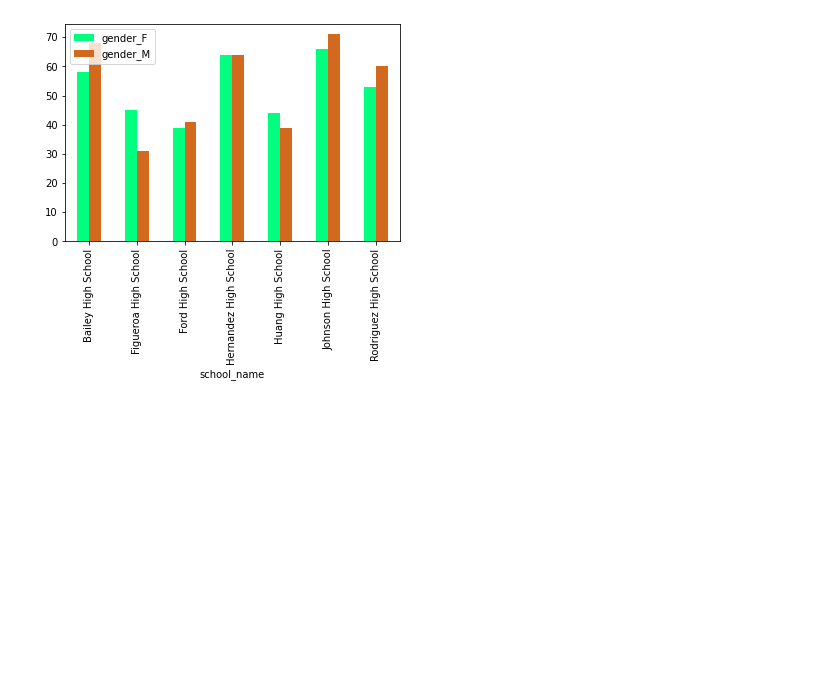
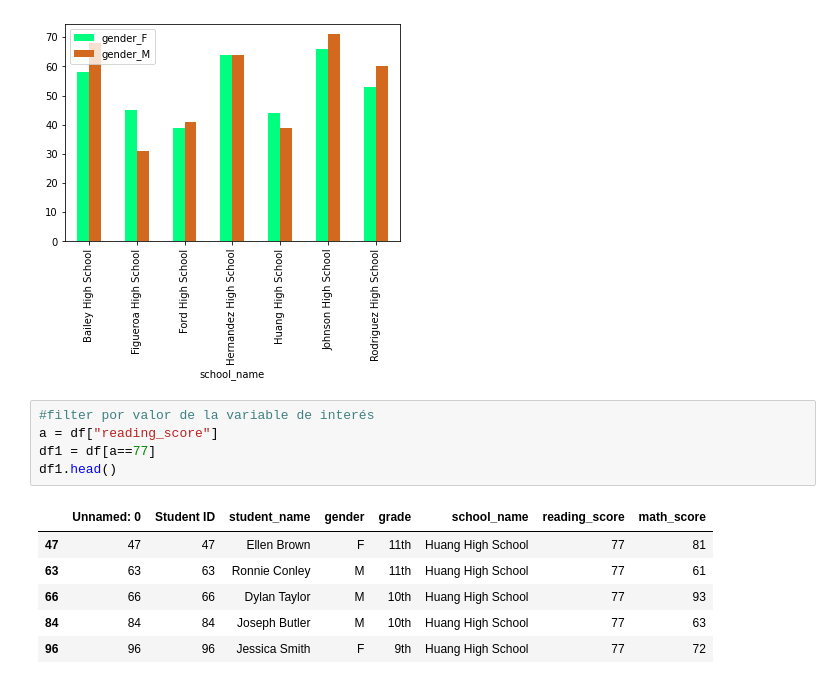
Before and after one commit to missnatitties/Actividades-PF-, a Jupyter notebook: Actividad Sesión 18 G.ipynb, the cells around one changed output. Drawn from its saved outputs; the diff is of its cells as text; blank space fills up the shorter version.

```diff
--- a/Actividad Sesión 18 G.ipynb
+++ b/Actividad Sesión 18 G.ipynb
@@ -26,3 +26,15 @@ func("reading_score",66)
 Gráfico de  reading_score con puntaje de  66
 <AxesSubplot:xlabel='school_name'>
 [figure]
+# %%
+#filter por valor de la variable de interés
+a = df["reading_score"]
+df1 = df[a==77]
+df1.head()
+# %% [output]
+|  | Unnamed: 0 | Student ID | student_name | gender | grade | school_name | reading_score | math_score |
+| 47 | 47 | 47 | Ellen Brown | F | 11th | Huang High School | 77 | 81 |
+| 63 | 63 | 63 | Ronnie Conley | M | 11th | Huang High School | 77 | 61 |
+| 66 | 66 | 66 | Dylan Taylor | M | 10th | Huang High School | 77 | 93 |
+| 84 | 84 | 84 | Joseph Butler | M | 10th | Huang High School | 77 | 63 |
+| 96 | 96 | 96 | Jessica Smith | F | 9th | Huang High School | 77 | 72 |
```
Also changed, not shown: parts of 5 cells of this notebook.
